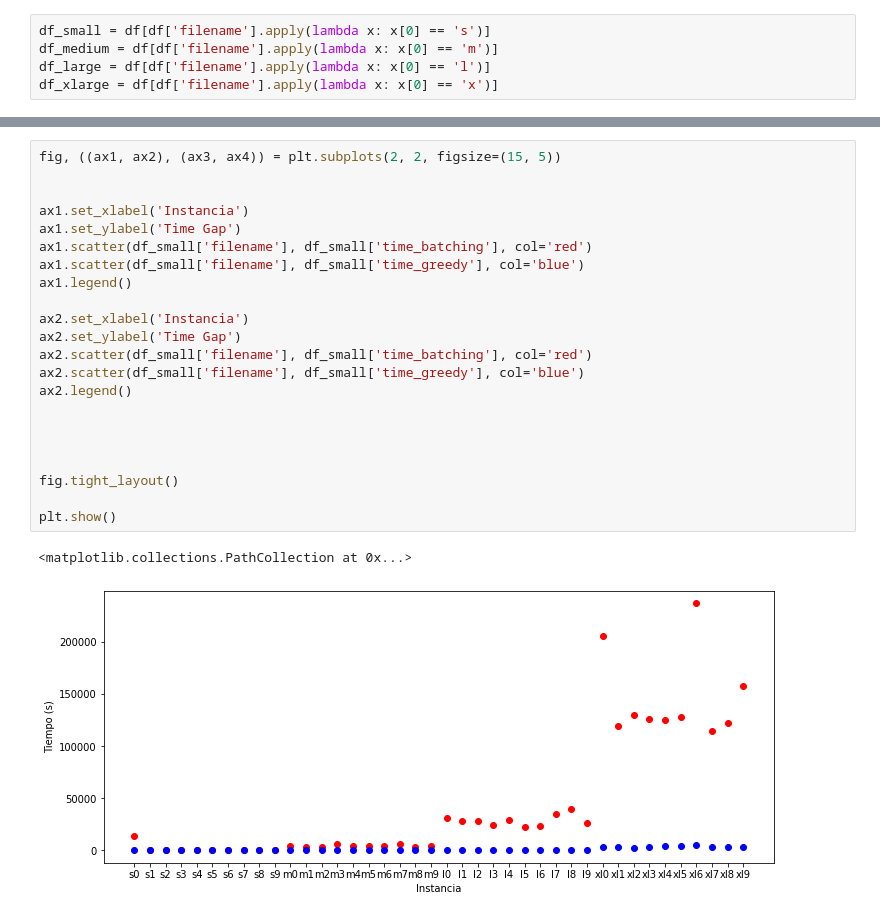
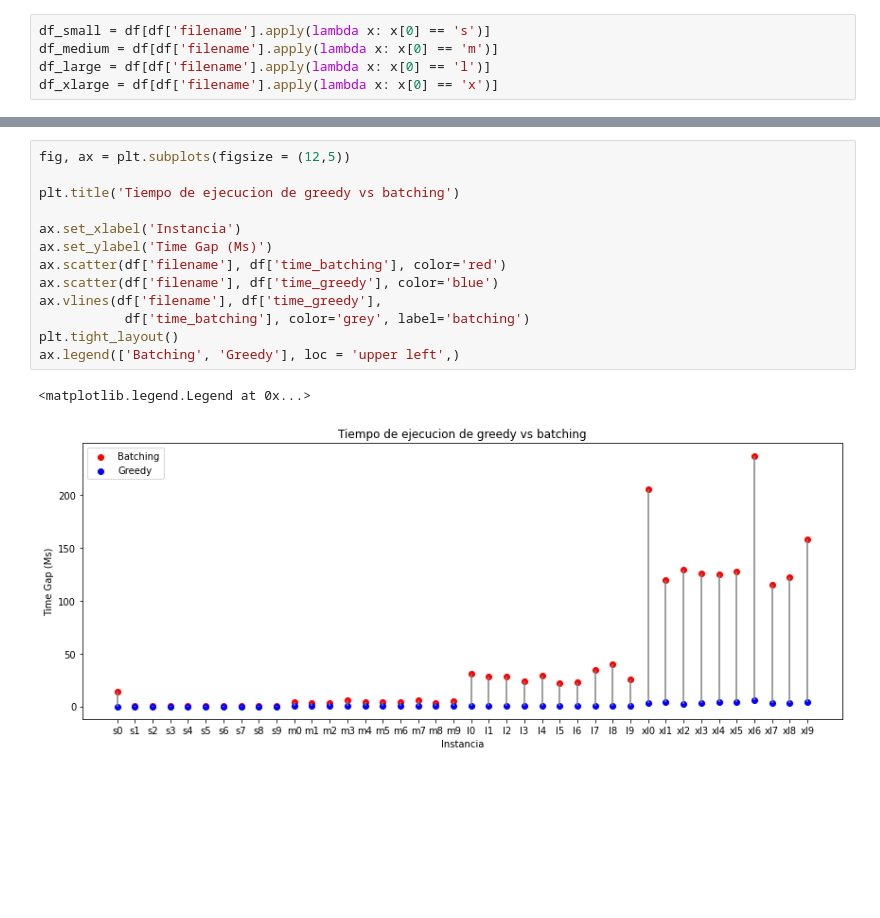
Before and after one commit to florianreyes/TP_1_TD5_Algoritmos, a Jupyter notebook: tp1/analisis/analisis_mod.ipynb, the cells around one changed output, grey strips where cells are left out. Cells and saved outputs as stored; diff of their text form; blank space fills up the shorter version.

```diff
--- a/tp1/analisis/analisis_mod.ipynb
+++ b/tp1/analisis/analisis_mod.ipynb
@@ -98,25 +94,16 @@ plt.show()
-# %%
-fig, ((ax1, ax2), (ax3, ax4)) = plt.subplots(2, 2, figsize=(15, 5))
-
-
-ax1.set_xlabel('Instancia')
-ax1.set_ylabel('Time Gap')
-ax1.scatter(df_small['filename'], df_small['time_batching'], col='red')
-ax1.scatter(df_small['filename'], df_small['time_greedy'], col='blue')
-ax1.legend()
-
-ax2.set_xlabel('Instancia')
-ax2.set_ylabel('Time Gap')
-ax2.scatter(df_small['filename'], df_small['time_batching'], col='red')
-ax2.scatter(df_small['filename'], df_small['time_greedy'], col='blue')
-ax2.legend()
-
-
-
-
-fig.tight_layout()
-
-plt.show()
-# %% [output]
-<matplotlib.collections.PathCollection at 0x...>
-[figure, removed]
+# %%
+fig, ax = plt.subplots(figsize = (12,5))
+
+plt.title('Tiempo de ejecucion de greedy vs batching')
+
+ax.set_xlabel('Instancia')
+ax.set_ylabel('Time Gap (Ms)')
+ax.scatter(df['filename'], df['time_batching'], color='red')
+ax.scatter(df['filename'], df['time_greedy'], color='blue')
+ax.vlines(df['filename'], df['time_greedy'],
+           df['time_batching'], color='grey', label='batching')
+plt.tight_layout()
+ax.legend(['Batching', 'Greedy'], loc = 'upper left',)
+# %% [output]
+<matplotlib.legend.Legend at 0x...>
+[figure, added]
```
Also changed, not shown: parts of 5 cells of this notebook.
